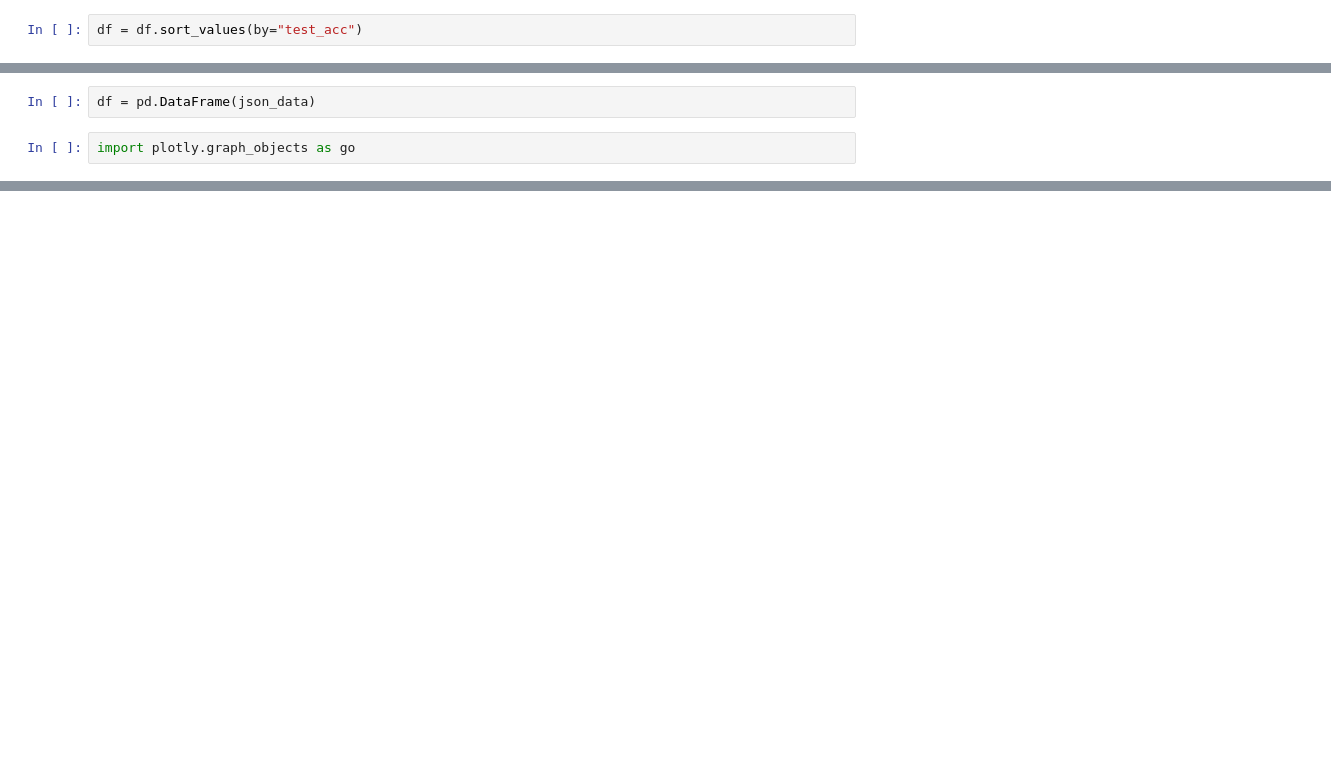
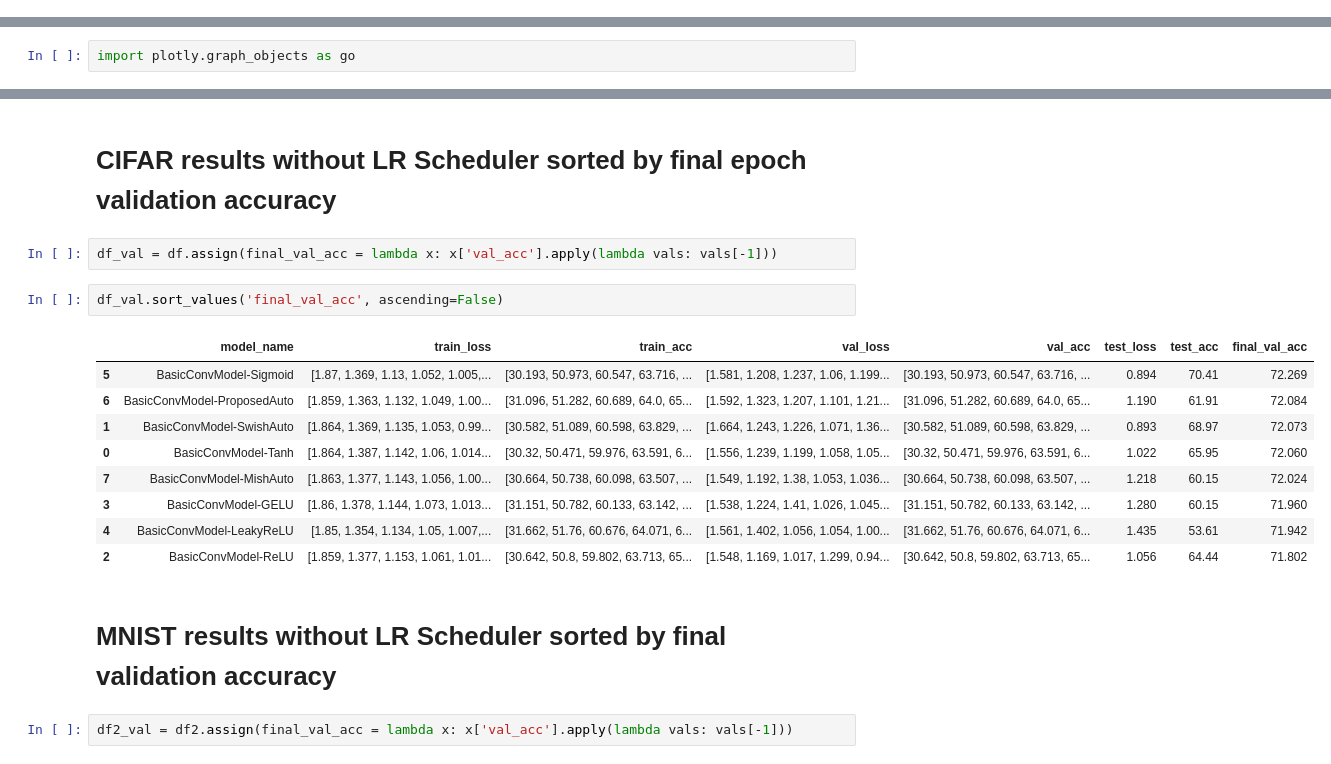
Before and after one commit to aph-naph/pytorch-cifar, a Jupyter notebook: Untitled.ipynb, the cells around one changed output, grey strips where cells are left out. Saved outputs shown, nothing was run; the diff lists cells and outputs as text; blank space fills up the shorter version.

```diff
--- a/Untitled.ipynb
+++ b/Untitled.ipynb
@@ -19,2 +41,0 @@ df
-# %%
-df = df.sort_values(by="test_acc")
@@ -38,5 +42,3 @@ fig.show()
-# %%
-df = pd.DataFrame(json_data)
 # %%
 import plotly.graph_objects as go
 # %%
@@ -125,0 +175,20 @@ ValueError: Length of values (50) does not match length of index (1)
+# %% [markdown]
+# CIFAR results without LR Scheduler sorted by final epoch validation accuracy
+# %%
+df_val = df.assign(final_val_acc = lambda x: x['val_acc'].apply(lambda vals: vals[-1]))
+# %%
+df_val.sort_values('final_val_acc', ascending=False)
+# %% [output]
+|  | model_name | train_loss | train_acc | val_loss | val_acc | test_loss | test_acc | final_val_acc |
+| 5 | BasicConvModel-Sigmoid | [1.87, 1.369, 1.13, 1.052, 1.005,... | [30.193, 50.973, 60.547, 63.716, ... | [1.581, 1.208, 1.237, 1.06, 1.199... | [30.193, 50.973, 60.547, 63.716, ... | 0.894 | 70.41 | 72.269 |
+| 6 | BasicConvModel-ProposedAuto | [1.859, 1.363, 1.132, 1.049, 1.00... | [31.096, 51.282, 60.689, 64.0, 65... | [1.592, 1.323, 1.207, 1.101, 1.21... | [31.096, 51.282, 60.689, 64.0, 65... | 1.190 | 61.91 | 72.084 |
+| 1 | BasicConvModel-SwishAuto | [1.864, 1.369, 1.135, 1.053, 0.99... | [30.582, 51.089, 60.598, 63.829, ... | [1.664, 1.243, 1.226, 1.071, 1.36... | [30.582, 51.089, 60.598, 63.829, ... | 0.893 | 68.97 | 72.073 |
+| 0 | BasicConvModel-Tanh | [1.864, 1.387, 1.142, 1.06, 1.014... | [30.32, 50.471, 59.976, 63.591, 6... | [1.556, 1.239, 1.199, 1.058, 1.05... | [30.32, 50.471, 59.976, 63.591, 6... | 1.022 | 65.95 | 72.060 |
+| 7 | BasicConvModel-MishAuto | [1.863, 1.377, 1.143, 1.056, 1.00... | [30.664, 50.738, 60.098, 63.507, ... | [1.549, 1.192, 1.38, 1.053, 1.036... | [30.664, 50.738, 60.098, 63.507, ... | 1.218 | 60.15 | 72.024 |
+| 3 | BasicConvModel-GELU | [1.86, 1.378, 1.144, 1.073, 1.013... | [31.151, 50.782, 60.133, 63.142, ... | [1.538, 1.224, 1.41, 1.026, 1.045... | [31.151, 50.782, 60.133, 63.142, ... | 1.280 | 60.15 | 71.960 |
+| 4 | BasicConvModel-LeakyReLU | [1.85, 1.354, 1.134, 1.05, 1.007,... | [31.662, 51.76, 60.676, 64.071, 6... | [1.561, 1.402, 1.056, 1.054, 1.00... | [31.662, 51.76, 60.676, 64.071, 6... | 1.435 | 53.61 | 71.942 |
+| 2 | BasicConvModel-ReLU | [1.859, 1.377, 1.153, 1.061, 1.01... | [30.642, 50.8, 59.802, 63.713, 65... | [1.548, 1.169, 1.017, 1.299, 0.94... | [30.642, 50.8, 59.802, 63.713, 65... | 1.056 | 64.44 | 71.802 |
+# %% [markdown]
+# MNIST results without LR Scheduler sorted by final validation accuracy
+# %%
+df2_val = df2.assign(final_val_acc = lambda x: x['val_acc'].apply(lambda vals: vals[-1]))
```
Also changed, not shown: parts of 28 cells of this notebook, 4 other files.
